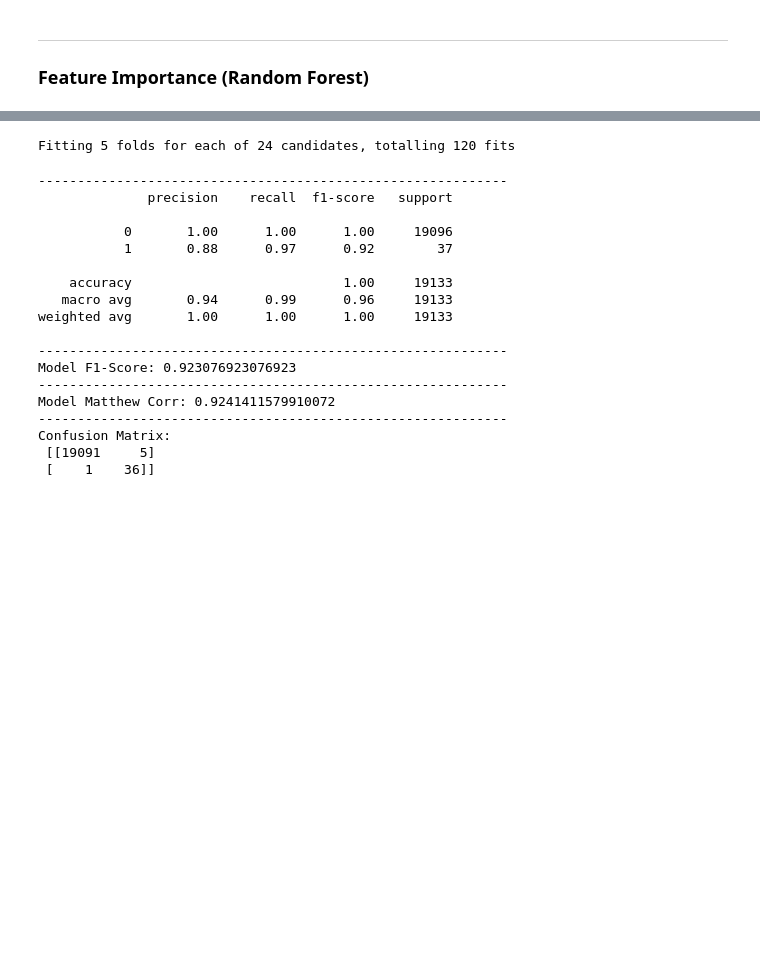
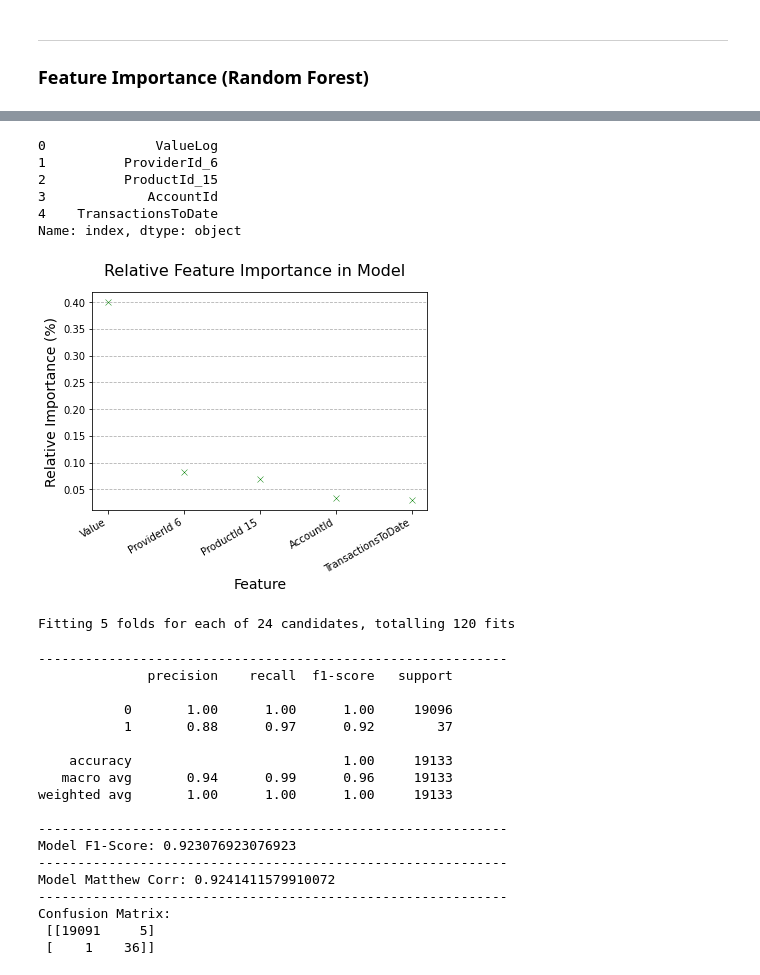
Before and after one commit to fabio-teichmann/ds-ml-project, a Jupyter notebook: Modelling.ipynb, the cells around one changed output, grey strips where cells are left out. Saved outputs shown, nothing was run; the diff lists cells and outputs as text; code cells hidden in the pictures; blank space fills up the shorter version.

Commit message:
feature importance random forest added

```diff
--- a/Modelling.ipynb
+++ b/Modelling.ipynb
@@ -361,3 +371,34 @@ df_feat
+# %%
+df_feat_plot
+# %% [output]
+0              ValueLog
+1          ProviderId_6
+2          ProductId_15
+3             AccountId
+4    TransactionsToDate
+Name: index, dtype: object
+# %%
+df_feat_plot = df_feat.query('Importance >= 0.03').reset_index().sort_values(by=['Importance'],
+                                                                             ascending=False,
+                                                                            ignore_index=True)
+x = df_feat_plot['index']
+y = df_feat_plot.Importance
+
+sns.scatterplot(x=x, y=y, marker='x', color='green')
+plt.xticks(ticks = range(5),
+           rotation=30,
+           labels=['Value', 'ProviderId 6', 'ProductId 15', 'AccountId', 'TransactionsToDate'],
+           fontsize=10,
+           ha='right'
+          )
+#plt.setp( plt.xaxis.get_majorticklabels(), rotation=-45, ha="right" )
+plt.ylabel('Relative Importance (%)', fontsize=14)
+plt.yticks(ticks=np.linspace(0,3.5,8))
+plt.xlabel('Feature',fontsize=14)
+plt.grid(visible=True, axis='y', linestyle='--')
+plt.suptitle('Relative Feature Importance in Model', fontsize=16);
+# %% [output]
+[figure, added]
 # %%
 # GRID SEARCH ===========================
 
```
Also changed, not shown: parts of 9 cells of this notebook.
